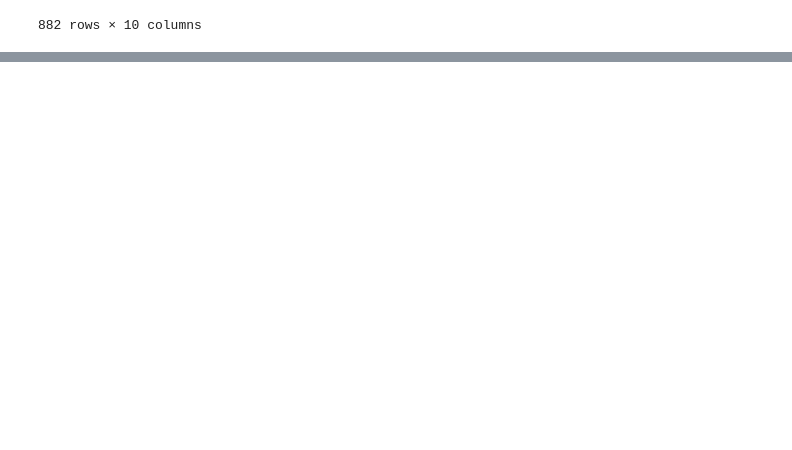
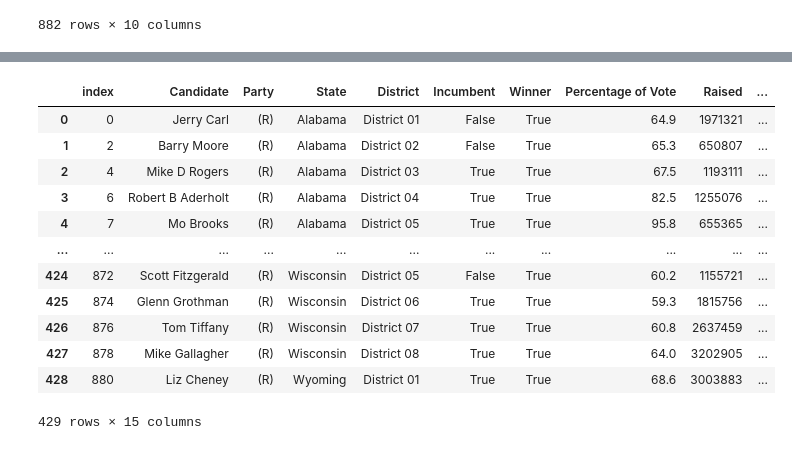
Before and after one commit to KagonDeans/webscraping-open-secrets, a Jupyter notebook: notebooks/HOR_EDA.ipynb, the cells around one changed output, grey strips where cells are left out. Saved outputs shown, nothing was run; the diff lists cells and outputs as text; code cells hidden in the pictures; blank space fills up the shorter version.

```diff
--- a/notebooks/HOR_EDA.ipynb
+++ b/notebooks/HOR_EDA.ipynb
@@ -30,0 +69,3 @@ House_of_Rep
+# %%
+House_of_Rep['Raised Ranked'] = House_of_Rep.groupby(['State','District'])['Raised'].rank(ascending = False)
+House_of_Rep
@@ -30,0 +86,3 @@ House_of_Rep
+# %%
+House_of_Rep['Top Raised'] = np.where(House_of_Rep['Raised Ranked'] == 1.0, True, False)
+House_of_Rep
@@ -30,0 +135,2 @@ House_of_Rep
+# %%
+House_of_Rep['Spent Ranked'] = House_of_Rep.groupby(['State','District'])['Spent'].rank(ascending = False)
@@ -30,0 +153,3 @@ House_of_Rep
+# %%
+House_of_Rep['Top Spent'] = np.where(House_of_Rep['Spent Ranked'] == 1.0, True, False)
+House_of_Rep
@@ -30,0 +272,17 @@ House_of_Rep
+# %%
+House_of_Rep_Winners = House_of_Rep[House_of_Rep['Winner']== True].reset_index()
+House_of_Rep_Winners
+# %% [output]
+|  | index | Candidate | Party | State | District | Incumbent | Winner | Percentage of Vote | Raised | ... |
+| 0 | 0 | Jerry Carl | (R) | Alabama | District 01 | False | True | 64.9 | 1971321 | ... |
+| 1 | 2 | Barry Moore | (R) | Alabama | District 02 | False | True | 65.3 | 650807 | ... |
+| 2 | 4 | Mike D Rogers | (R) | Alabama | District 03 | True | True | 67.5 | 1193111 | ... |
+| 3 | 6 | Robert B Aderholt | (R) | Alabama | District 04 | True | True | 82.5 | 1255076 | ... |
+| 4 | 7 | Mo Brooks | (R) | Alabama | District 05 | True | True | 95.8 | 655365 | ... |
+| ... | ... | ... | ... | ... | ... | ... | ... | ... | ... | ... |
+| 424 | 872 | Scott Fitzgerald | (R) | Wisconsin | District 05 | False | True | 60.2 | 1155721 | ... |
+| 425 | 874 | Glenn Grothman | (R) | Wisconsin | District 06 | True | True | 59.3 | 1815756 | ... |
+| 426 | 876 | Tom Tiffany | (R) | Wisconsin | District 07 | True | True | 60.8 | 2637459 | ... |
+| 427 | 878 | Mike Gallagher | (R) | Wisconsin | District 08 | True | True | 64.0 | 3202905 | ... |
+| 428 | 880 | Liz Cheney | (R) | Wyoming | District 01 | True | True | 68.6 | 3003883 | ... |
+429 rows × 15 columns
```
Also changed, not shown: parts of 31 cells of this notebook.
